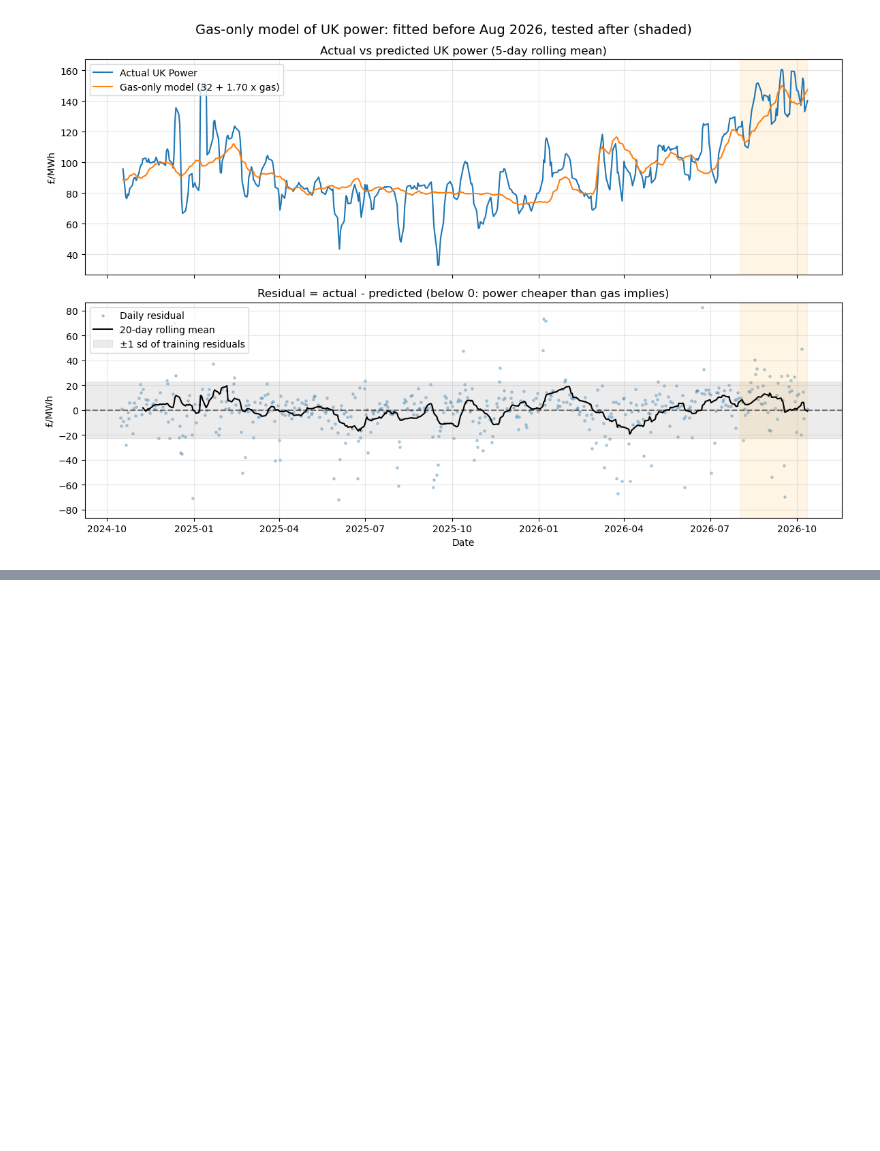
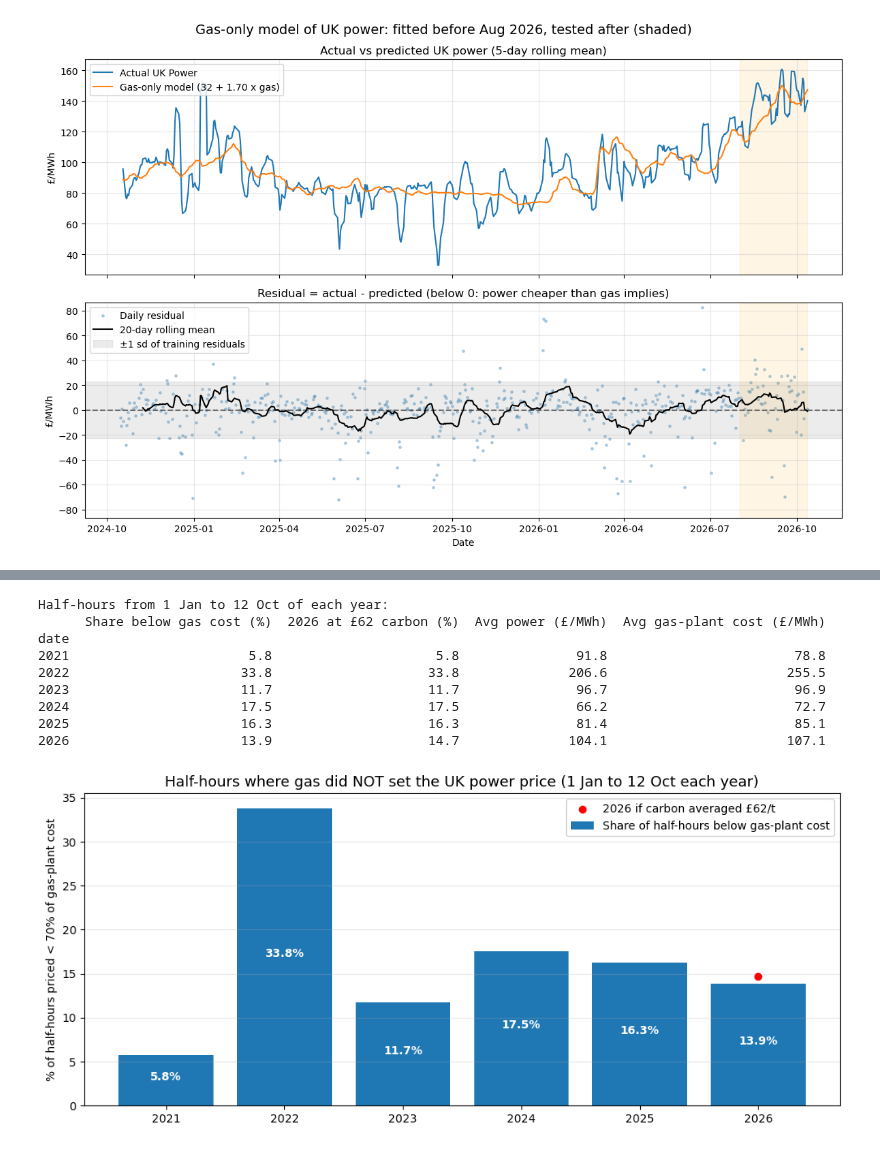
Before and after one commit to ottoittikorn/Projects, a Jupyter notebook: Energy/UK_Gas_Power_2026.ipynb, the cells around one changed output, grey strips where cells are left out. Cells and saved outputs as stored; diff of their text form; code cells hidden in the pictures; blank space fills up the shorter version.

```diff
--- a/Energy/UK_Gas_Power_2026.ipynb
+++ b/Energy/UK_Gas_Power_2026.ipynb
@@ -579,0 +667,61 @@ Next steps: add the UK carbon price and wind output to the regression to see wha
+# %%
+# Gas-plant (CCGT) cost of making 1 MWh of power = heat rate × (gas price + emissions × carbon price)
+HEAT_RATE = 1.9    # MWh of gas burned per MWh of power (a CCGT about 53% efficient)
+EMISSIONS = 0.184  # tCO2 per MWh of gas burned
+CPS = 18.0         # £/tCO2 Carbon Price Support, paid by GB generators on top of the UK ETS
+THRESHOLD = 0.7    # a half-hour priced below 70% of gas-plant cost is treated as "not set by gas"
+
+# UK ETS annual average (£/tCO2) from the UK ETS Authority's official determinations on gov.uk:
+# each is the average price over the 12 months to 11 November of that year.
+# 2026 has no official figure yet, so it reuses 2025; UKAs traded around £62 in late September 2026 (tested below).
+UK_ETS = {2021: 47.96, 2022: 83.03, 2023: 64.90, 2024: 41.84, 2025: 49.41, 2026: 49.41}
+
+# Daily gas price for every calendar day (weekends take Friday's price), mapped onto each half-hour
+gas_daily = uk_ttf["EU Gas (£/MWh)"].asfreq("D").ffill()
+hh = mid[mid["date"].dt.year.isin(UK_ETS.keys())].copy()
+hh["gas"] = hh["date"].map(gas_daily)
+hh = hh.dropna(subset=["gas"])
+
+# Compare the same part of every year (1 Jan to the last date of 2026 data), so seasons match
+last_day = hh["date"].max()
+hh = hh[hh["date"].dt.dayofyear <= last_day.dayofyear]
+
+
+def share_below_gas_cost(df, uk_ets):
+    """Share (%) of half-hours priced below THRESHOLD × gas-plant cost, by year."""
+    carbon = df["date"].dt.year.map(uk_ets) + CPS
+    cost = HEAT_RATE * (df["gas"] + EMISSIONS * carbon)
+    return (df["price"] < THRESHOLD * cost).groupby(df["date"].dt.year).mean() * 100
+
+
+shares = pd.DataFrame({
+    "Share below gas cost (%)": share_below_gas_cost(hh, UK_ETS),
+    "2026 at £62 carbon (%)": share_below_gas_cost(hh, {**UK_ETS, 2026: 62.0}),
+})
+check = hh.assign(cost=HEAT_RATE * (hh["gas"] + EMISSIONS * (hh["date"].dt.year.map(UK_ETS) + CPS)))
+shares["Avg power (£/MWh)"] = check.groupby(check["date"].dt.year)["price"].mean()
+shares["Avg gas-plant cost (£/MWh)"] = check.groupby(check["date"].dt.year)["cost"].mean()
+print(f"Half-hours from 1 Jan to {last_day:%d %b} of each year:")
+print(shares.round(1).to_string())
+
+fig, ax = plt.subplots(figsize=(12, 5))
+ax.bar(shares.index, shares["Share below gas cost (%)"], color="tab:blue", label="Share of half-hours below gas-plant cost")
+ax.scatter([2026], [shares.loc[2026, "2026 at £62 carbon (%)"]], color="red", zorder=3, label="2026 if carbon averaged £62/t")
+for year, value in shares["Share below gas cost (%)"].items():
+    ax.text(year, value / 2, f"{value:.1f}%", ha="center", color="white", fontweight="bold")
+ax.set_title(f"Half-hours where gas did NOT set the UK power price (1 Jan to {last_day:%d %b} each year)", fontsize=13)
+ax.set_ylabel(f"% of half-hours priced < {THRESHOLD:.0%} of gas-plant cost")
+ax.legend(loc="upper right")
+ax.grid(True, axis="y", alpha=0.3)
+plt.show()
+# %% [output]
+Half-hours from 1 Jan to 12 Oct of each year:
+      Share below gas cost (%)  2026 at £62 carbon (%)  Avg power (£/MWh)  Avg gas-plant cost (£/MWh)
+date
+2021                       5.8                     5.8               91.8                        78.8
+2022                      33.8                    33.8              206.6                       255.5
+2023                      11.7                    11.7               96.7                        96.9
+2024                      17.5                    17.5               66.2                        72.7
+2025                      16.3                    16.3               81.4                        85.1
+2026                      13.9                    14.7              104.1                       107.1
+[figure, added]
```
Also changed, not shown: parts of 8 cells of this notebook.
